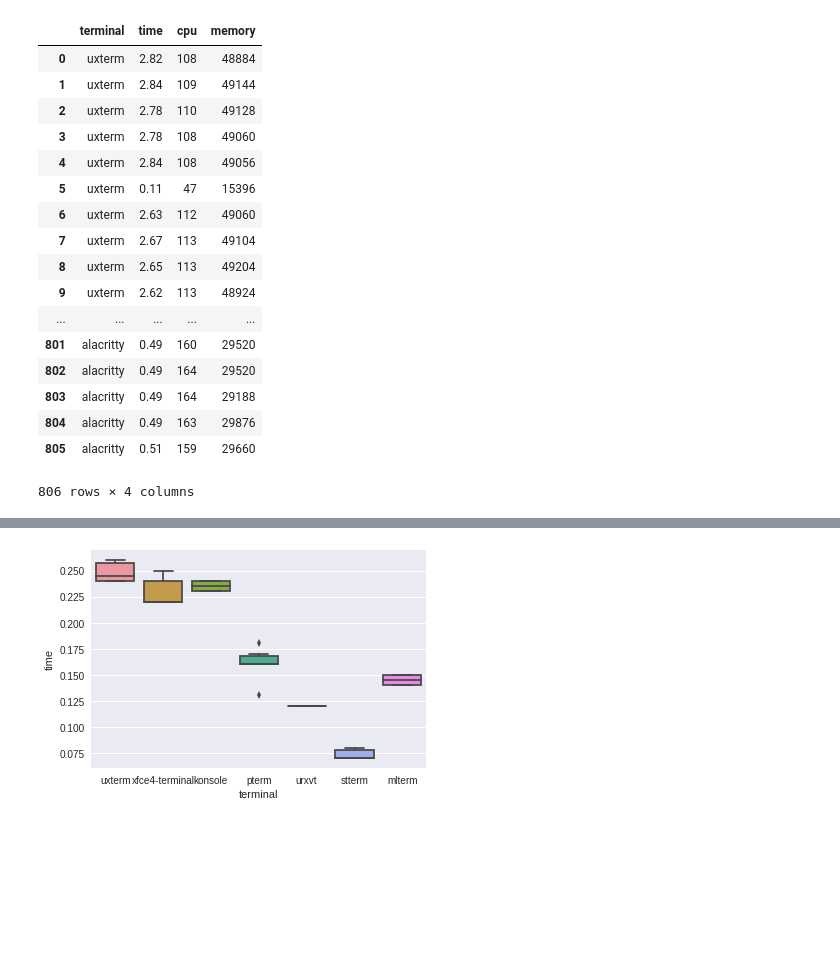
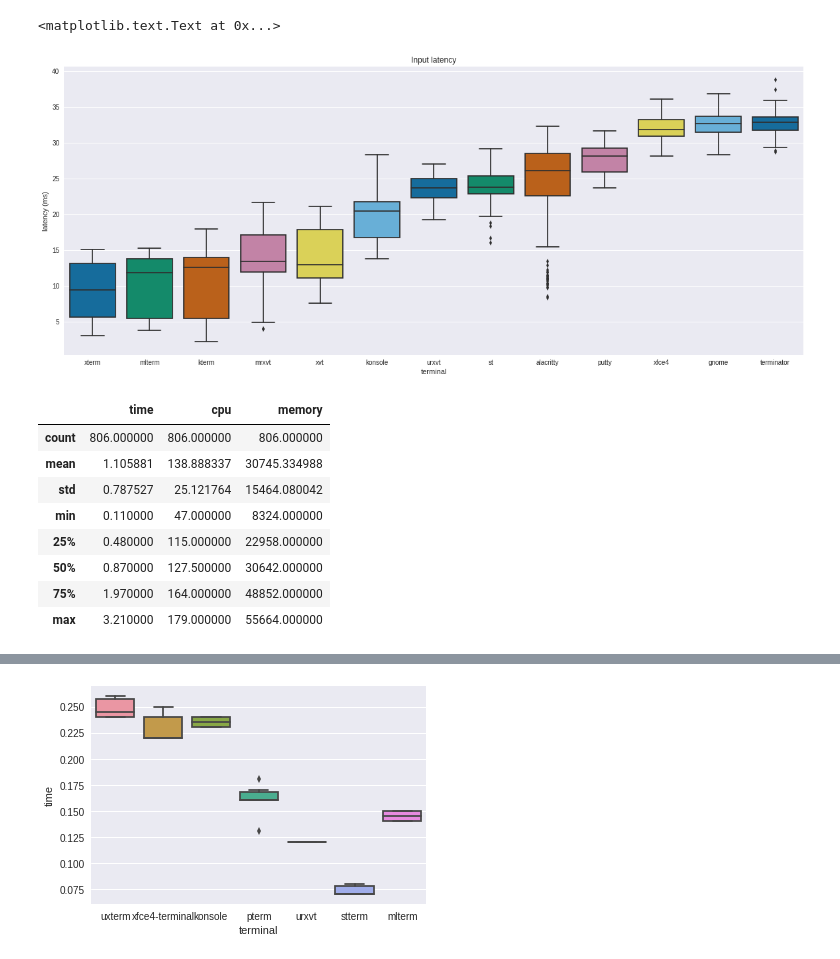
Before and after one commit to anarcat/terms-benchmarks, a Jupyter notebook: benchmarks.ipynb, the cells around one changed output, grey strips where cells are left out. Drawn from its saved outputs; the diff is of its cells as text; code cells hidden in the pictures; blank space fills up the shorter version.

```diff
--- a/benchmarks.ipynb
+++ b/benchmarks.ipynb
@@ -56,25 +71,28 @@ ax.set_ylabel('latency (ms)')
+# %%
+fig, _ = plt.subplots()
+fig.set_figwidth(FIG_WIDTH)
+fig.set_figheight(FIG_HEIGTH)
+
+ax = sns.boxplot(data=latency, palette='colorblind')
+ax.set_title('Input latency')
+ax.set_xlabel('terminal')
+ax.set_ylabel('latency (ms)')
+# %% [output]
+<matplotlib.text.Text at 0x...>
+[figure, added]
 # %%
 data = pandas.read_csv('times-100x100000.csv')
-data
+data.describe()
 # %% [output]
-|  | terminal | time | cpu | memory |
-| 0 | uxterm | 2.82 | 108 | 48884 |
-| 1 | uxterm | 2.84 | 109 | 49144 |
-| 2 | uxterm | 2.78 | 110 | 49128 |
-| 3 | uxterm | 2.78 | 108 | 49060 |
-| 4 | uxterm | 2.84 | 108 | 49056 |
-| 5 | uxterm | 0.11 | 47 | 15396 |
-| 6 | uxterm | 2.63 | 112 | 49060 |
-| 7 | uxterm | 2.67 | 113 | 49104 |
-| 8 | uxterm | 2.65 | 113 | 49204 |
-| 9 | uxterm | 2.62 | 113 | 48924 |
-| ... | ... | ... | ... | ... |
-| 801 | alacritty | 0.49 | 160 | 29520 |
-| 802 | alacritty | 0.49 | 164 | 29520 |
-| 803 | alacritty | 0.49 | 164 | 29188 |
-| 804 | alacritty | 0.49 | 163 | 29876 |
-| 805 | alacritty | 0.51 | 159 | 29660 |
+|  | time | cpu | memory |
+| count | 806.000000 | 806.000000 | 806.000000 |
+| mean | 1.105881 | 138.888337 | 30745.334988 |
+| std | 0.787527 | 25.121764 | 15464.080042 |
+| min | 0.110000 | 47.000000 | 8324.000000 |
+| 25% | 0.480000 | 115.000000 | 22958.000000 |
+| 50% | 0.870000 | 127.500000 | 30642.000000 |
+| 75% | 1.970000 | 164.000000 | 48852.000000 |
+| max | 3.210000 | 179.000000 | 55664.000000 |
-806 rows × 4 columns
 # %%
 fig, _ = plt.subplots()
 fig.set_figwidth(FIG_WIDTH)
```
Also changed, not shown: parts of 8 cells of this notebook.
